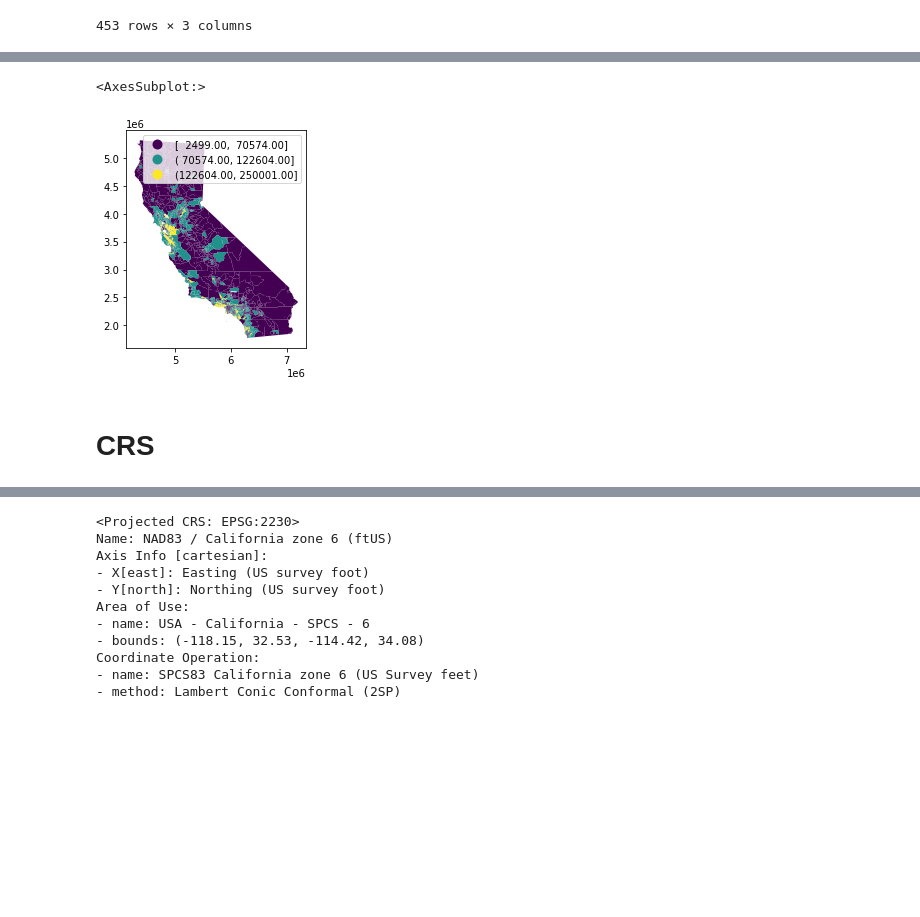
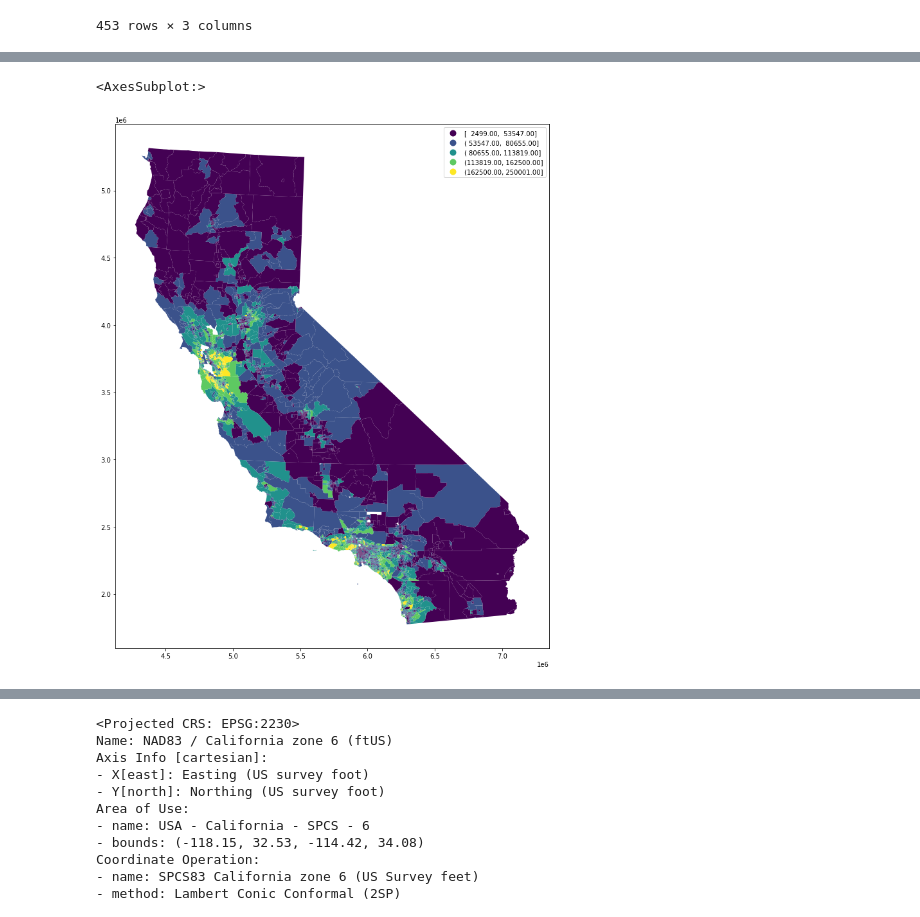
Before and after one commit to nnasr001/PBPL280S21Project1, a Jupyter notebook: neighborhood_income.ipynb, the cells around one changed output, grey strips where cells are left out. Cells and saved outputs as stored; diff of their text form; code cells hidden in the pictures; blank space fills up the shorter version.

```diff
--- a/neighborhood_income.ipynb
+++ b/neighborhood_income.ipynb
@@ -276,7 +274,5 @@ import warnings; warnings.filterwarnings('ignore', message='.*initial implementa
 # %%
-tract_income.plot(column='median_household_income', scheme='FisherJenks', k=3, legend=True)
+tract_income.plot(column='median_household_income', scheme='FisherJenks', k=5, legend=True, figsize=(15,15))
 # %% [output]
 <AxesSubplot:>
-[figure, old version]
+[figure, new version]
-# %% [markdown]
-# CRS
```
Also changed, not shown: parts of 15 cells of this notebook.
